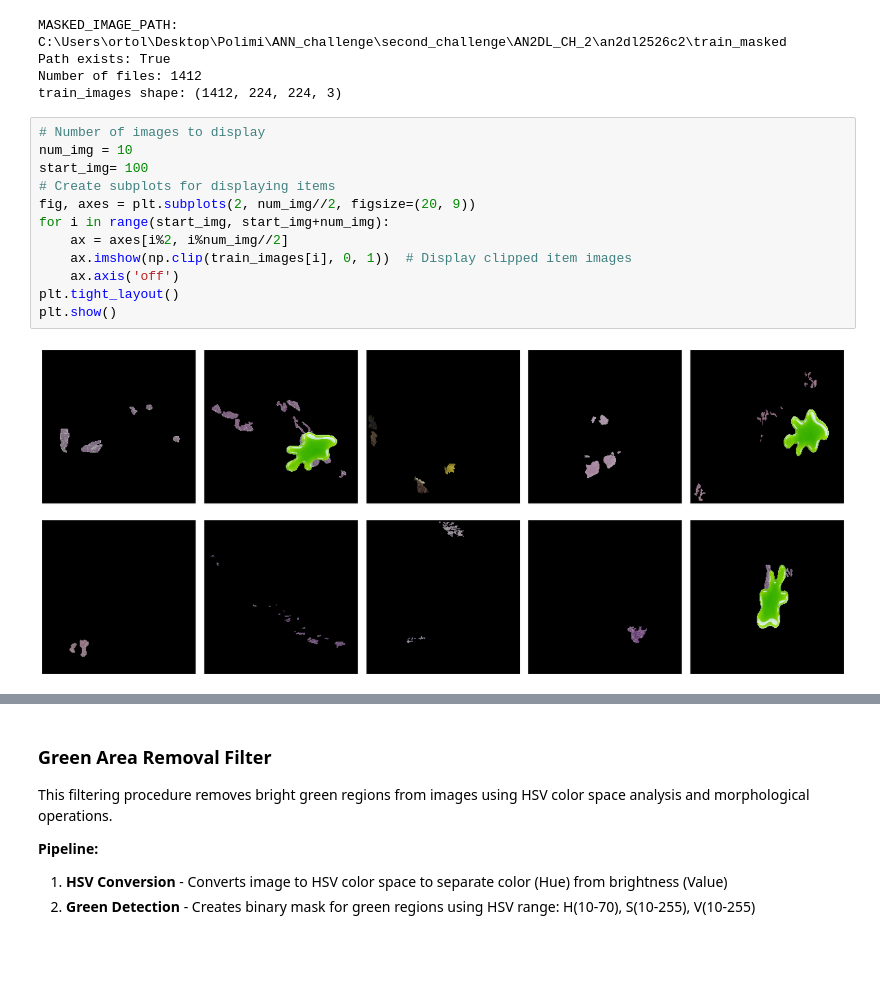
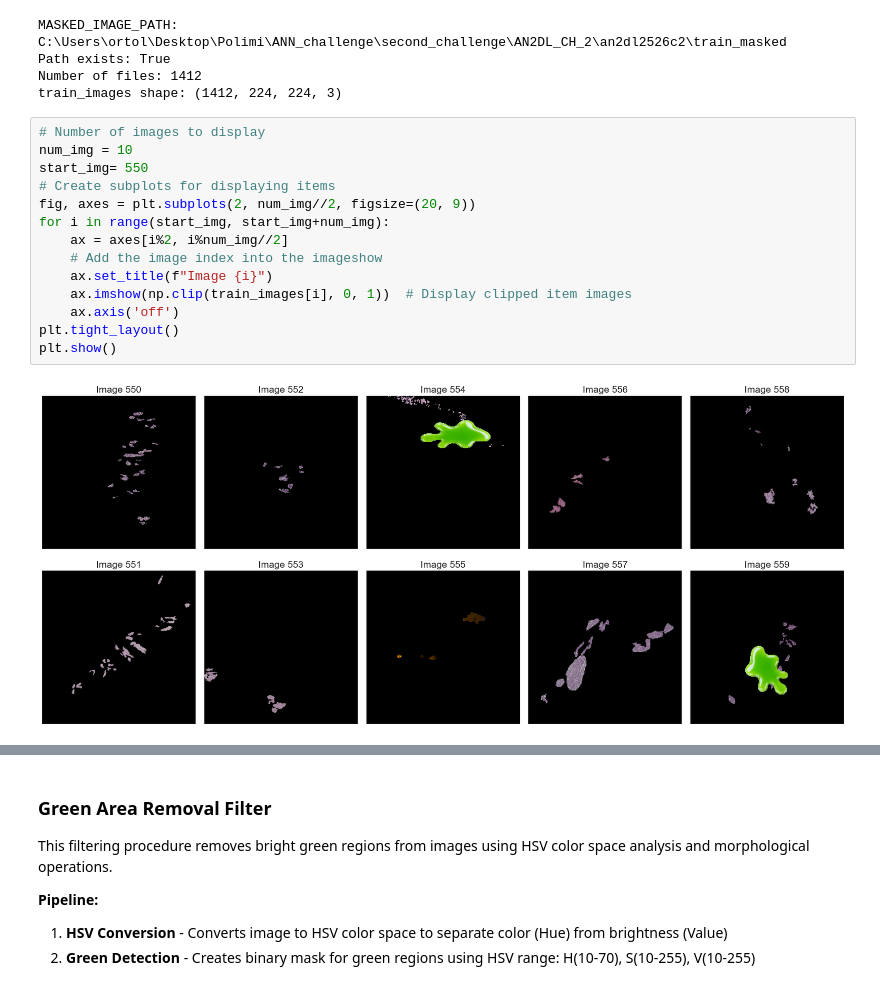
Before and after one commit to OBulun/AN2DL_CH_2, a Jupyter notebook: Notebooks/v1.ipynb, the cells around one changed output, grey strips where cells are left out. Saved outputs shown, nothing was run; the diff lists cells and outputs as text; blank space fills up the shorter version.

```diff
--- a/Notebooks/v1.ipynb
+++ b/Notebooks/v1.ipynb
@@ -313,14 +313,16 @@ train_images shape: (1412, 224, 224, 3)
 # %%
 # Number of images to display
 num_img = 10
-start_img= 100
+start_img= 550
 # Create subplots for displaying items
 fig, axes = plt.subplots(2, num_img//2, figsize=(20, 9))
 for i in range(start_img, start_img+num_img):
     ax = axes[i%2, i%num_img//2]
+    # Add the image index into the imageshow
+    ax.set_title(f"Image {i}")
     ax.imshow(np.clip(train_images[i], 0, 1))  # Display clipped item images
     ax.axis('off')
 plt.tight_layout()
 plt.show()
 # %% [output]
-[figure, old version]
+[figure, new version]
```
Also changed, not shown: parts of 10 cells of this notebook.
